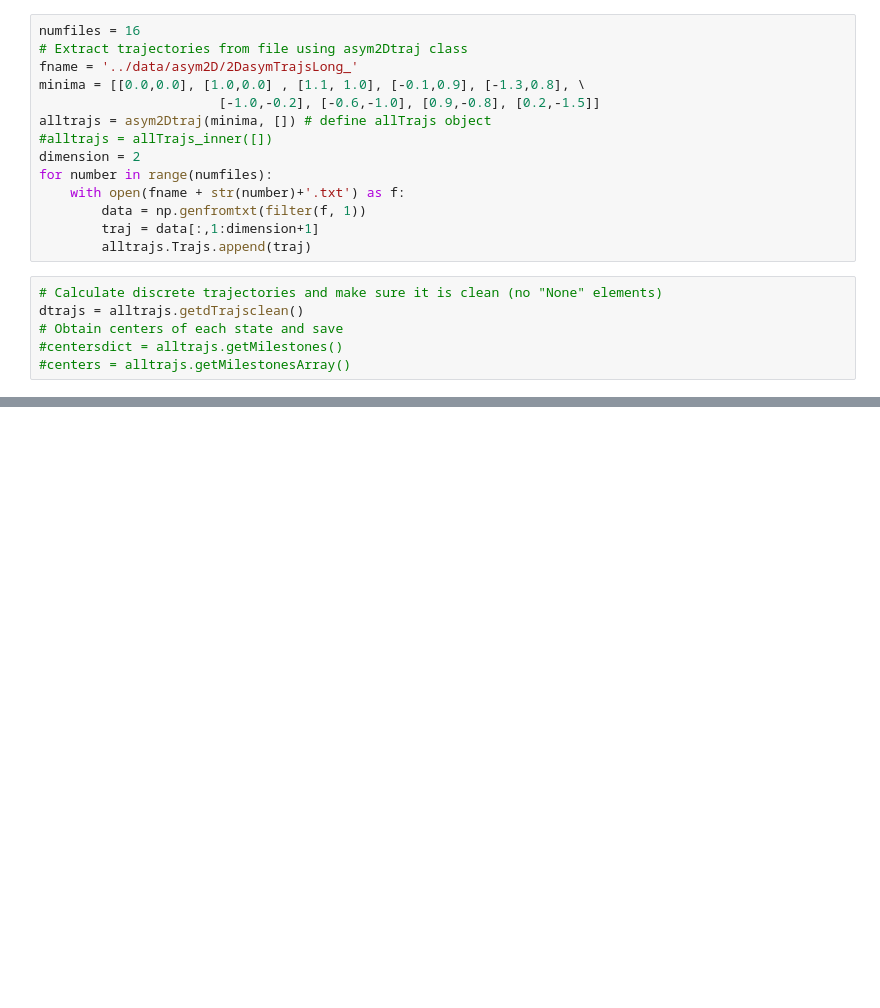
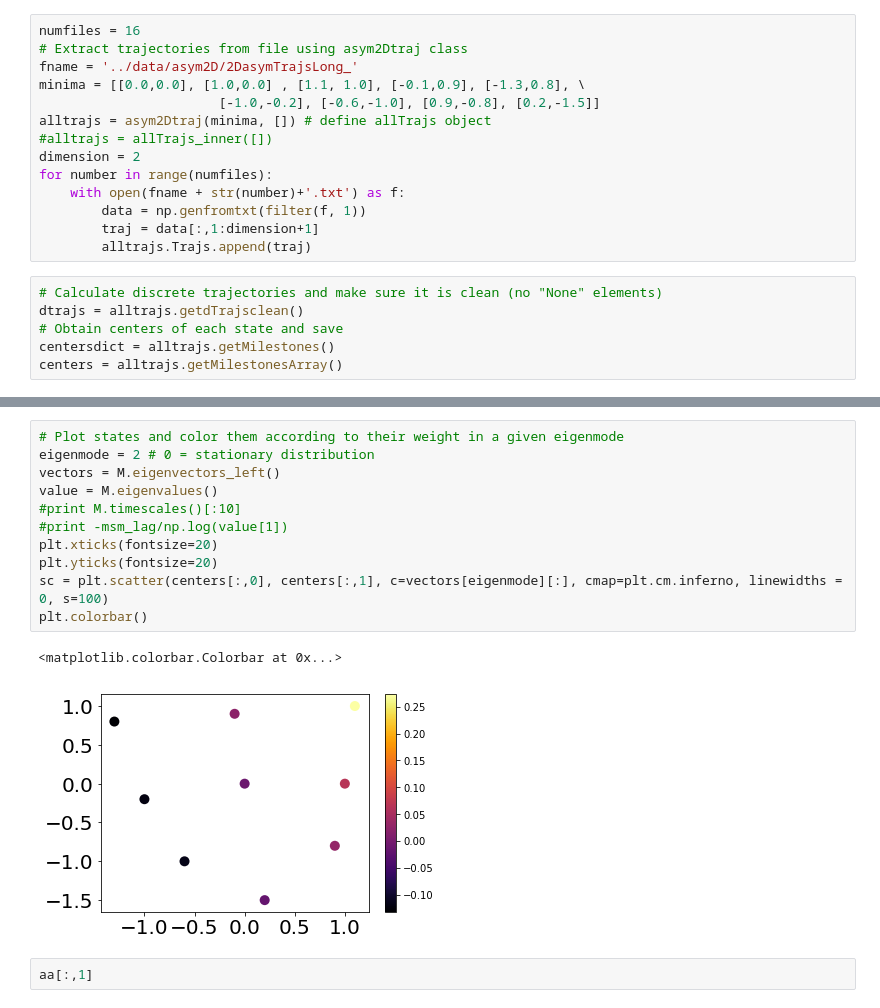
Before and after one commit to markovmodel/msmrd, a Jupyter notebook: scripts/createMSM_asym2D.ipynb, the cells around one changed output, grey strips where cells are left out. Drawn from its saved outputs; the diff is of its cells as text; blank space fills up the shorter version.

```diff
--- a/scripts/createMSM_asym2D.ipynb
+++ b/scripts/createMSM_asym2D.ipynb
@@ -48,8 +58,8 @@ for number in range(numfiles):
 # Calculate discrete trajectories and make sure it is clean (no "None" elements)
 dtrajs = alltrajs.getdTrajsclean()
 # Obtain centers of each state and save
-#centersdict = alltrajs.getMilestones()
-#centers = alltrajs.getMilestonesArray()
+centersdict = alltrajs.getMilestones()
+centers = alltrajs.getMilestonesArray()
 # %%
 # Obtained implied time scales using pyemma
 its = pyemma.msm.its(dtrajs, lags = 1000)
@@ -82,0 +101,16 @@ a-b
+# %%
+# Plot states and color them according to their weight in a given eigenmode
+eigenmode = 2 # 0 = stationary distribution
+vectors = M.eigenvectors_left()
+value = M.eigenvalues()
+#print M.timescales()[:10]
+#print -msm_lag/np.log(value[1])
+plt.xticks(fontsize=20)
+plt.yticks(fontsize=20)
+sc = plt.scatter(centers[:,0], centers[:,1], c=vectors[eigenmode][:], cmap=plt.cm.inferno, linewidths = 0, s=100)
+plt.colorbar()
+# %% [output]
+<matplotlib.colorbar.Colorbar at 0x...>
+[figure, added]
+# %%
+aa[:,1]
```
Also changed, not shown: parts of 10 cells of this notebook, 1 other file.
